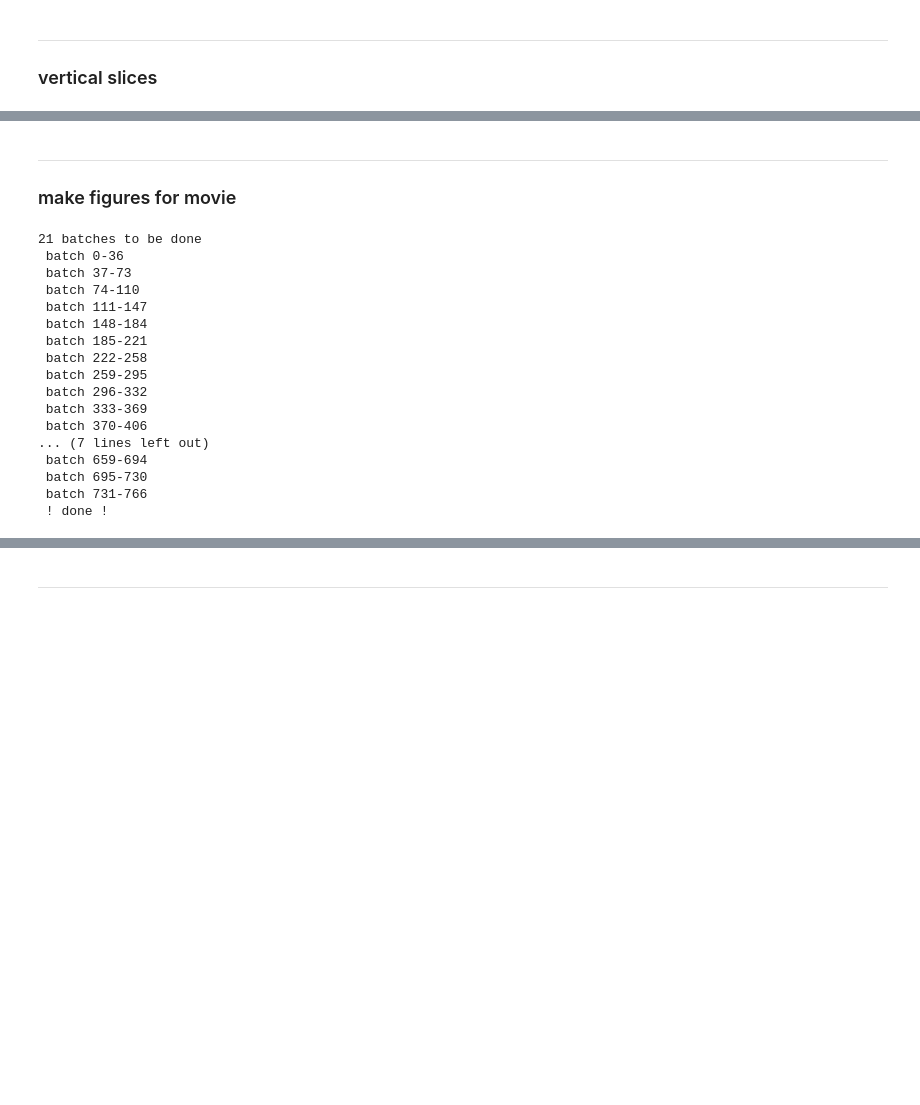
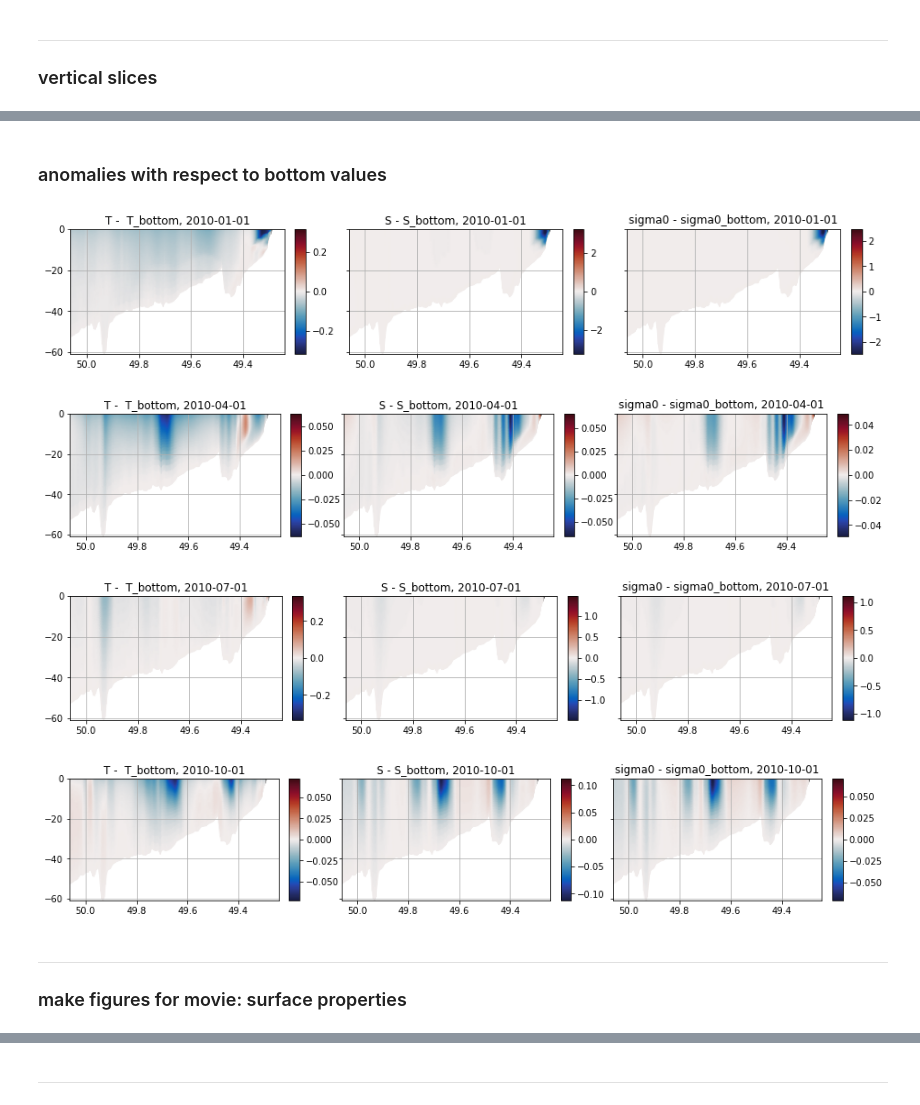
Before and after one commit to apatlpo/taos, a Jupyter notebook: mars/overview_hourly.ipynb, the cells around one changed output, grey strips where cells are left out. Cells and saved outputs as stored; diff of their text form; code cells hidden in the pictures; blank space fills up the shorter version.

Commit message:
lat-z movies

```diff
--- a/mars/overview_hourly.ipynb
+++ b/mars/overview_hourly.ipynb
@@ -138,7 +170,53 @@ ax.legend()
+# %% [markdown]
+### anomalies with respect to bottom values
+# %%
+for t in dsi.time:
+
+    _ds = dsi.sel(time=t)
+
+    fig = plt.figure(figsize=(15,2.5))
+    spec = fig.add_gridspec(ncols=3, nrows=1, wspace=0.3)
+
+    _da = _ds["TEMP"] - _ds["TEMP"].isel(level=0)
+    _da["z"] = _ds["z"]
+    ax = fig.add_subplot(spec[0])
+    ms.plot_section(_da, "latitude",
+                    ax=ax, fig=fig,
+                    title="T -  T_bottom, "+str(t.dt.strftime("%Y-%m-%d").values),
+                    cmap=ms.cm.balance,
+                    center_colormap=True,
+                   )
+    #
+    _da = _ds["SAL"] - _ds["SAL"].isel(level=0)
+    _da["z"] = _ds["z"]
+    ax = fig.add_subplot(spec[1])
+    ms.plot_section(_da, "latitude",
+                    ax=ax, fig=fig,
+                    title="S - S_bottom, "+str(t.dt.strftime("%Y-%m-%d").values),
+                    cmap=ms.cm.balance,
+                    center_colormap=True,
+                    ylabel=False,
+                   )
+    #
+    _da = _ds["sigma0"] - _ds["sigma0"].isel(level=0)
+    _da["z"] = _ds["z"]
+    ax = fig.add_subplot(spec[2])
+    ms.plot_section(_da, "latitude",
+                    ax=ax, fig=fig,
+                    title="sigma0 - sigma0_bottom, "+str(t.dt.strftime("%Y-%m-%d").values),
+                    cmap=ms.cm.balance,
+                    center_colormap=True,
+                    ylabel=False,
+                   )
+# %% [output]
+[figure, added]
+[figure, added]
+[figure, added]
+[figure, added]
 # %% [markdown]
 ---
 
-### make figures for movie
+### make figures for movie: surface properties
 # %%
 def gen_fig(f, v=None, **kwargs):
 
@@ -186,28 +268,10 @@ else:
     II = [list(rg)]
 print('%d batches to be done'%len(II))
 
-for I in II:
-    print(' batch %d-%d'%(I[0],I[-1]))
+for I in tqdm(II):
+    #print(' batch %d-%d'%(I[0],I[-1]))
     values = [delayed_fig(file_subset.iloc[i,0], **kwargs) for i in I]
     futures = client.compute(values)
     results = client.gather(futures)
 
 print(" ! done !")
-# %% [output]
-21 batches to be done
- batch 0-36
- batch 37-73
- batch 74-110
- batch 111-147
- batch 148-184
- batch 185-221
- batch 222-258
- batch 259-295
- batch 296-332
- batch 333-369
- batch 370-406
-... (7 lines left out)
- batch 659-694
- batch 695-730
- batch 731-766
- ! done !
```
Also changed, not shown: parts of 16 cells of this notebook, 1 other file.
